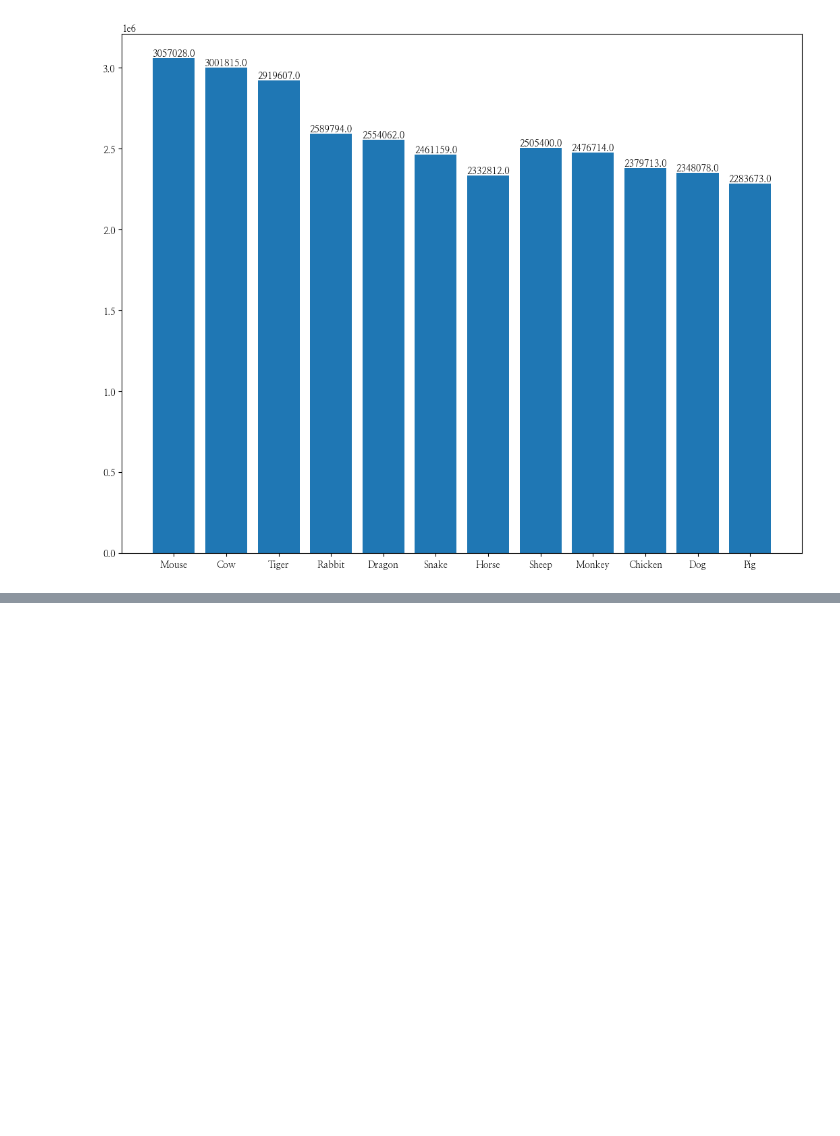
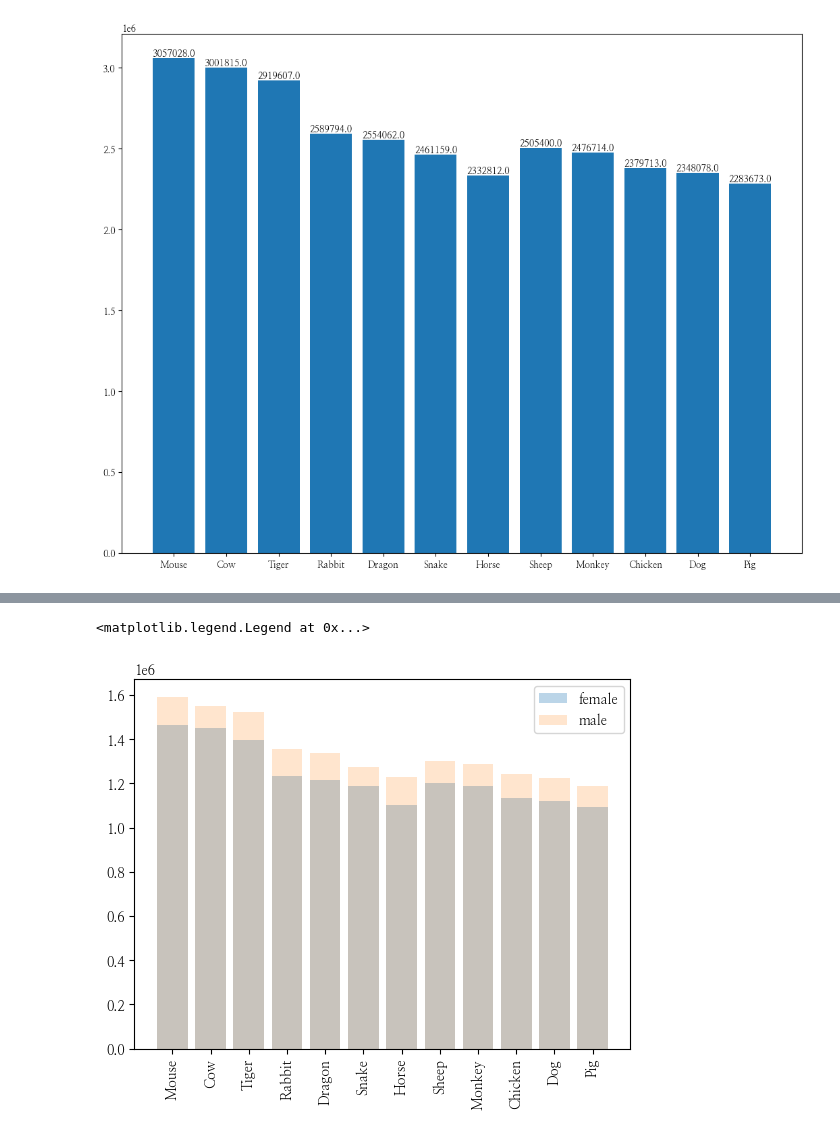
Before and after one commit to EvoDmiK/Doodle-Box, a Jupyter notebook: ipynb/[Doodle] 한국 사람 중 가장 많은 띠는 무엇!?.ipynb, the cells around one changed output, grey strips where cells are left out. Saved outputs shown, nothing was run; the diff lists cells and outputs as text; code cells hidden in the pictures; blank space fills up the shorter version.

```diff
--- a/ipynb/[Doodle] 한국 사람 중 가장 많은 띠는 무엇!?.ipynb
+++ b/ipynb/[Doodle] 한국 사람 중 가장 많은 띠는 무엇!?.ipynb
@@ -66,0 +101,12 @@ df.sample(3).T
+# %%
+zodiac_female_cnt = {v : 0 for v in korean_zodiac.values()}
+zodiac_male_cnt   = {v : 0 for v in korean_zodiac.values()}
+df['zodiac']      = zodiac
+
+for _, data in df.iterrows():
+
+    _, _, pop_female, pop_male, *_, zodiac = data
+    zodiac_female_cnt[zodiac] += pop_female
+    zodiac_male_cnt[zodiac]   += pop_male
+
+zodiac_female_cnt, zodiac_male_cnt
@@ -66,0 +131,9 @@ df.sample(3).T
+# %%
+plt.bar(zodiac_female_cnt.keys(), zodiac_female_cnt.values(), alpha = 0.3, label = 'female')
+plt.bar(zodiac_male_cnt.keys()  , zodiac_male_cnt.values()  , alpha = 0.2, label = 'male')
+
+plt.xticks(rotation = 90)
+plt.legend()
+# %% [output]
+<matplotlib.legend.Legend at 0x...>
+[figure, added]
```
Also changed, not shown: parts of 4 cells of this notebook.
